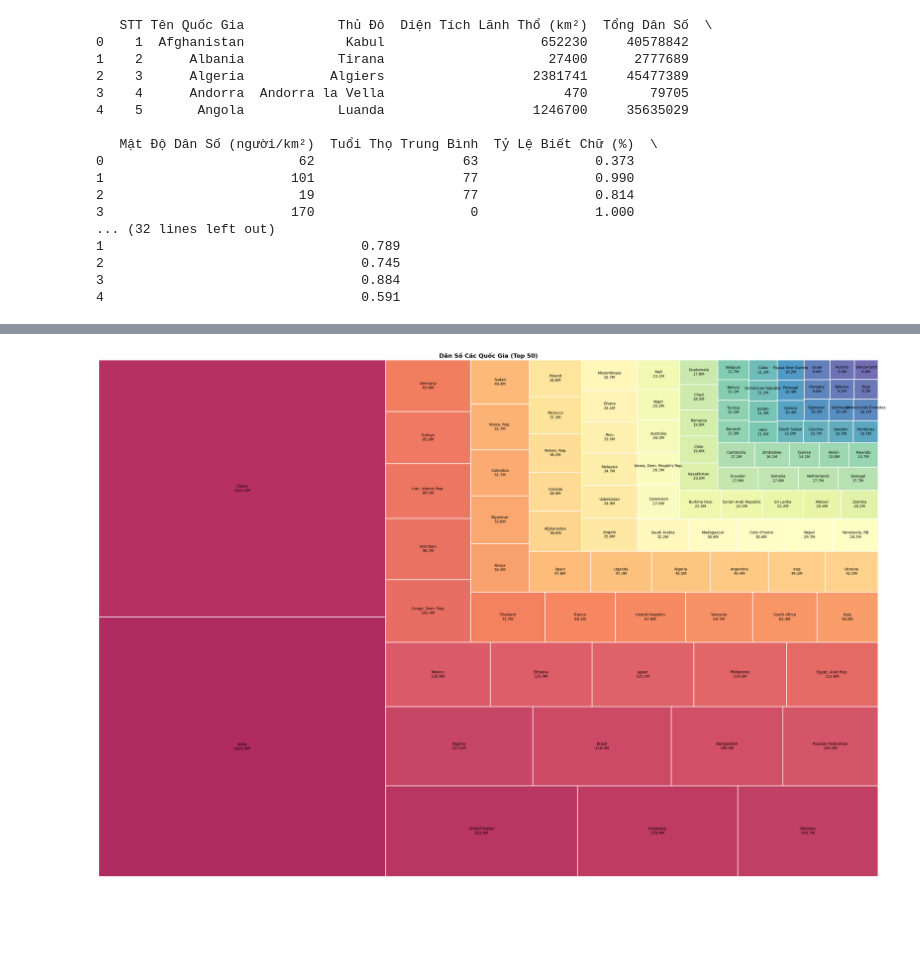
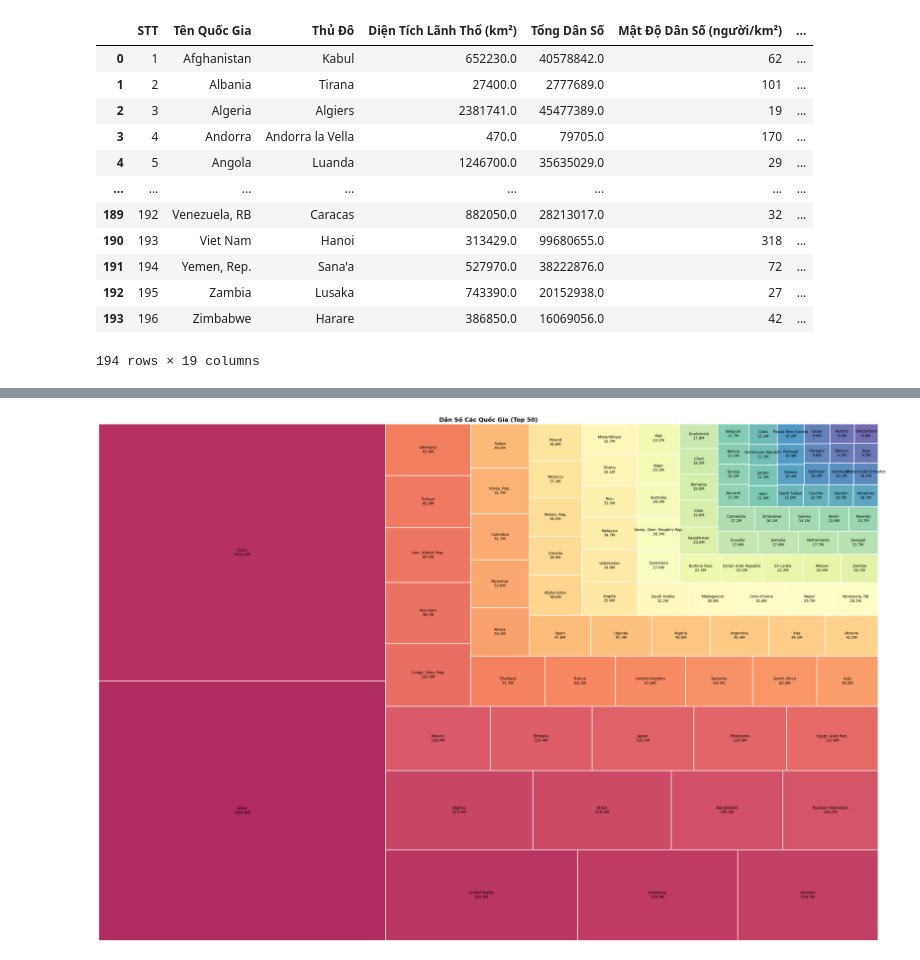
Before and after one commit to HUyEsona/Data-visualization-axis, a Jupyter notebook: trucquanhoadulieu.ipynb, the cells around one changed output, grey strips where cells are left out. Drawn from its saved outputs; the diff is of its cells as text; code cells hidden in the pictures; blank space fills up the shorter version.

```diff
--- a/main.ipynb
+++ b/trucquanhoadulieu.ipynb
@@ -1,32 +1,28 @@
 # %%
 import pandas as pd
 import seaborn as sns
 import matplotlib.pyplot as plt
 import squarify
 import plotly.express as px
 from matplotlib.ticker import FuncFormatter
 from mpl_toolkits.mplot3d import Axes3D
 from sklearn.preprocessing import MinMaxScaler
 from matplotlib.ticker import FuncFormatter, MaxNLocator
 
 df = pd.read_csv("preprocessing_data.csv")
 
-print(df.head())
+df
 # %% [output]
+|  | STT | Tên Quốc Gia | Thủ Đô | Diện Tích Lãnh Thổ (km²) | Tổng Dân Số | Mật Độ Dân Số (người/km²) | ... |
+| 0 | 1 | Afghanistan | Kabul | 652230.0 | 40578842.0 | 62 | ... |
+| 1 | 2 | Albania | Tirana | 27400.0 | 2777689.0 | 101 | ... |
+| 2 | 3 | Algeria | Algiers | 2381741.0 | 45477389.0 | 19 | ... |
+| 3 | 4 | Andorra | Andorra la Vella | 470.0 | 79705.0 | 170 | ... |
+| 4 | 5 | Angola | Luanda | 1246700.0 | 35635029.0 | 29 | ... |
+| ... | ... | ... | ... | ... | ... | ... | ... |
+| 189 | 192 | Venezuela, RB | Caracas | 882050.0 | 28213017.0 | 32 | ... |
+| 190 | 193 | Viet Nam | Hanoi | 313429.0 | 99680655.0 | 318 | ... |
+| 191 | 194 | Yemen, Rep. | Sana'a | 527970.0 | 38222876.0 | 72 | ... |
+| 192 | 195 | Zambia | Lusaka | 743390.0 | 20152938.0 | 27 | ... |
+| 193 | 196 | Zimbabwe | Harare | 386850.0 | 16069056.0 | 42 | ... |
-   STT Tên Quốc Gia            Thủ Đô  Diện Tích Lãnh Thổ (km²)  Tổng Dân Số  \
-0    1  Afghanistan             Kabul                    652230     40578842
-1    2      Albania            Tirana                     27400      2777689
-2    3      Algeria           Algiers                   2381741     45477389
-3    4      Andorra  Andorra la Vella                       470        79705
-4    5       Angola            Luanda                   1246700     35635029
-
-   Mật Độ Dân Số (người/km²)  Tuổi Thọ Trung Bình  Tỷ Lệ Biết Chữ (%)  \
-0                         62                   63               0.373
-1                        101                   77               0.990
-2                         19                   77               0.814
-3                        170                    0               1.000
-... (32 lines left out)
-1                                 0.789
-2                                 0.745
-3                                 0.884
-4                                 0.591
+194 rows × 19 columns
```
Also changed, not shown: parts of 22 cells of this notebook, 1 other file.
